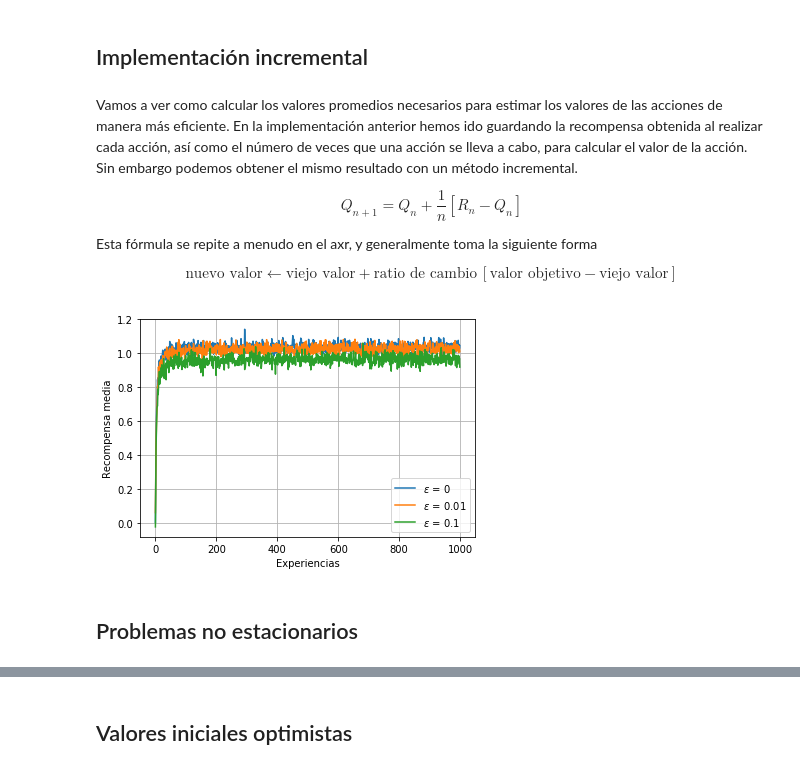
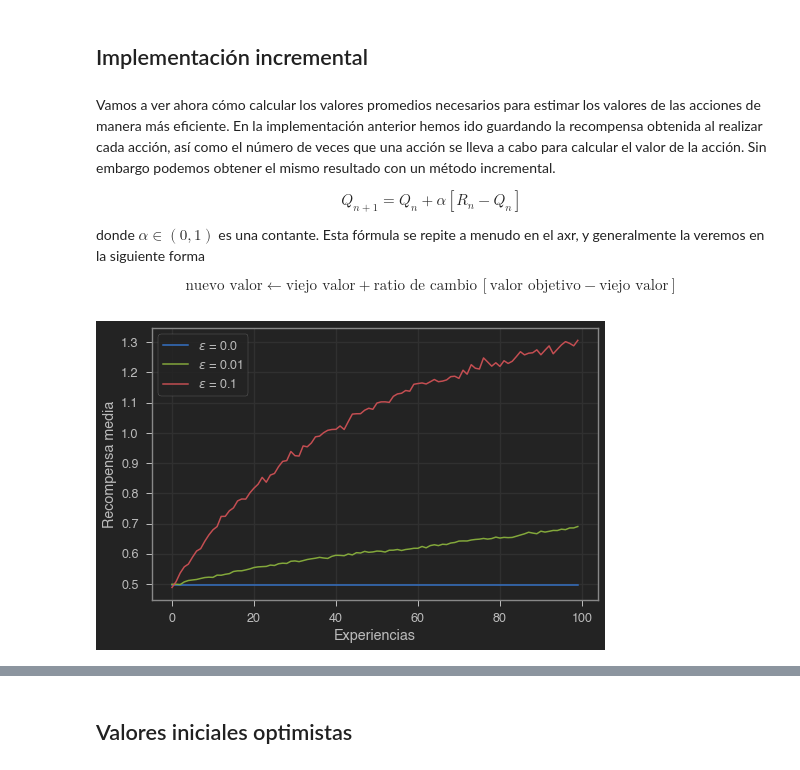
Before and after one commit to juansensio/axr, a Jupyter notebook: axr/01_bandits.ipynb, the cells around one changed output, grey strips where cells are left out. Saved outputs shown, nothing was run; the diff lists cells and outputs as text; code cells hidden in the pictures.

```diff
--- a/axr/01_bandits.ipynb
+++ b/axr/01_bandits.ipynb
@@ -40,7 +41,9 @@ Vamos a comparar ambos métodos en un caso benchmark con 10 posibles acciones. P
 # %%
 import numpy as np
 
-mu, sigma = 0, 1 # mean and standard deviation
-q = {k+1: v for k, v in enumerate(np.random.normal(mu, sigma, 10))}
+np.random.seed(42)
+
+mu, sigma = 0, 1
+q = {k+1: v for k, v in enumerate(np.random.normal(mu, sigma, 5))}
 q
 # %% [output]
@@ -132,57 +117,56 @@ La eficacia de usar un valor de $\epsilon > 0$ dependerás del caso. En casos co
 # %% [markdown]
 ## Implementación incremental
 # %% [markdown]
-Vamos a ver como calcular los valores promedios necesarios para estimar los valores de las acciones de manera más eficiente. En la implementación anterior hemos ido guardando la recompensa obtenida al realizar cada acción, así como el número de veces que una acción se lleva a cabo, para calcular el valor de la acción. Sin embargo podemos obtener el mismo resultado con un método incremental.
+Vamos a ver ahora cómo calcular los valores promedios necesarios para estimar los valores de las acciones de manera más eficiente. En la implementación anterior hemos ido guardando la recompensa obtenida al realizar cada acción, así como el número de veces que una acción se lleva a cabo para calcular el valor de la acción. Sin embargo podemos obtener el mismo resultado con un método incremental.
 
-\begin{equation}
-    Q_{n+1} = Q_n + \frac{1}{n} [R_n - Q_n]
-\end{equation}
+$$
+    Q_{n+1} = Q_n + \alpha [R_n - Q_n]
+$$
 
-Esta fórmula se repite a menudo en el axr, y generalmente toma la siguiente forma
+donde $\alpha \in (0, 1)$ es una contante. Esta fórmula se repite a menudo en el axr, y generalmente la veremos en la siguiente forma
 
-\begin{equation}
+$$
     \text{nuevo valor} \leftarrow \text{viejo valor} + \text{ratio de cambio} \, [\text{valor objetivo}-\text{viejo valor}]
-\end{equation}
+$$
 # %%
-ejecuciones = 2000
-experiencias = 1000
-epsilons = [0, 0.01, 0.1]
-recompensas_medias = np.zeros((len(epsilons), experiencias))
-acciones_optimas = np.zeros((len(epsilons), experiencias))
+partidas = 1000
+turnos = 100
+alpha = 0.5
+epsilons = [0., 0.01, 0.1]
+recompensas_medias = np.zeros((len(epsilons), turnos))
+acciones_optimas = np.zeros((len(epsilons), turnos))
 
-for ej in range(ejecuciones):
-    q = {k+1: v for k, v in enumerate(np.random.normal(mu, sigma, 10))}
+for ej in range(partidas):
     mejor_accion = max(q, key=q.get)
     for i, e in enumerate(epsilons):
-        Q = {k: 0 for k in range(1,11)}
-        for exp in range(experiencias):
+        Q = {k: 0 for k in range(1,6)}
+        for exp in range(turnos):
             # elegir acción
             if np.random.uniform(0,1) < e:
                 # acción aleatoria
-                a = np.random.randint(10) + 1
+                a = np.random.randint(5) + 1
             else:
                 # acción con mayor valor
                 maxQ = -100
-                for j in range(1, 11):
+                for j in range(1, 6):
                     if Q[j] > maxQ:
                         maxQ = Q[j]
                         a = j
-            recompensa = np.random.normal(q[a], 1, 1)
-            Q[a] += (recompensa - Q[a])/(exp+1)
+            recompensa = q[a]
+            Q[a] += alpha*(recompensa - Q[a])
             recompensas_medias[i][exp] += recompensa
             acciones_optimas[i][exp] += (a == mejor_accion)
 
-recompensas_medias /= ejecuciones
-acciones_optimas /= ejecuciones
+recompensas_medias /= partidas
+acciones_optimas /= partidas
 # %%
+plt.figure(figsize=(8,5))
 for i, e in enumerate(epsilons):
     plt.plot(recompensas_medias[i], label=f'$\epsilon$ = {e}')
 plt.legend()
 plt.grid(True)
 plt.xlabel('Experiencias')
 plt.ylabel('Recompensa media')
 plt.show()
 # %% [output]
-[figure, old version]
+[figure, new version]
-# %% [markdown]
-## Problemas no estacionarios
```
Also changed, not shown: parts of 35 cells of this notebook.
